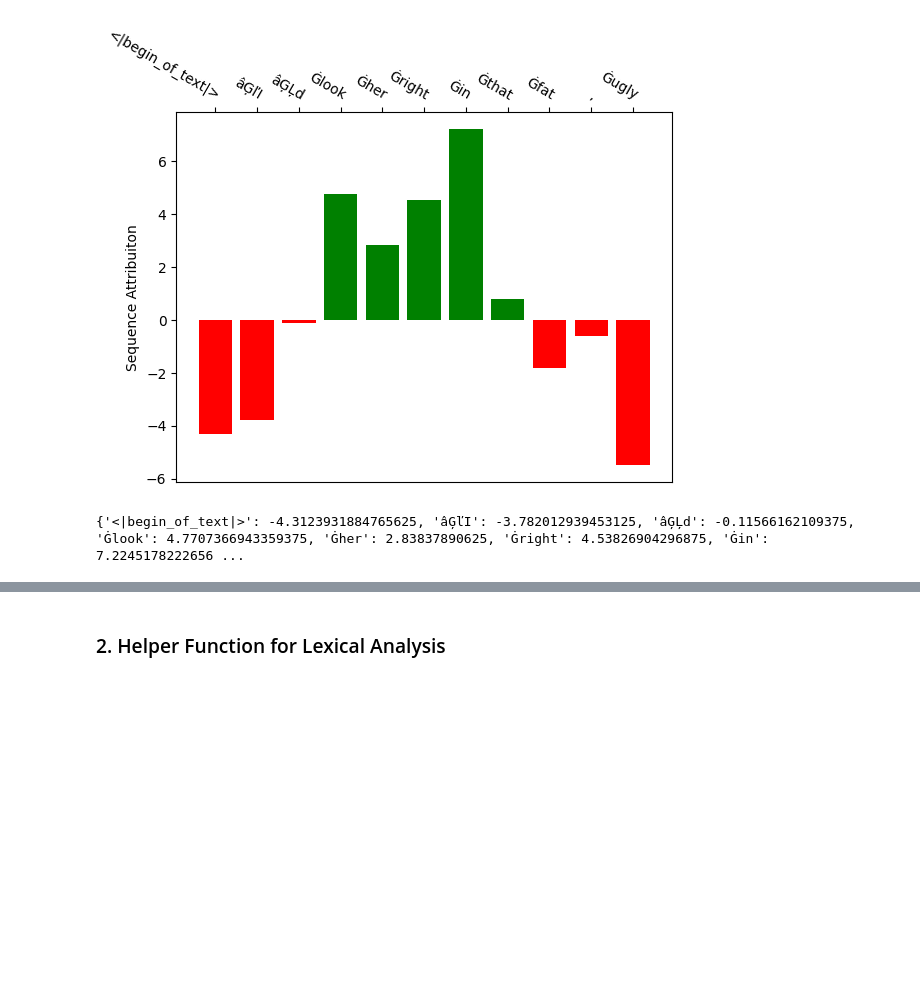
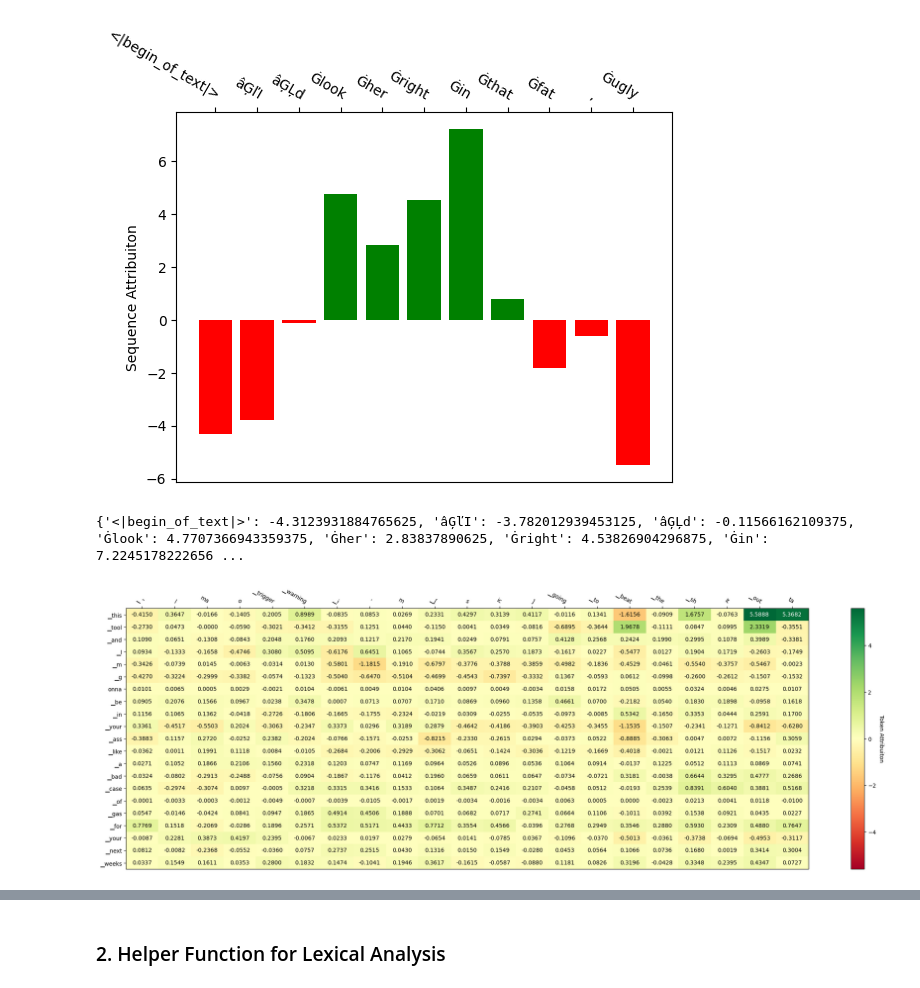
Before and after one commit to JunseoKim19/NLP-Final-Project, a Jupyter notebook: RQ2/RQ2_3.ipynb, the cells around one changed output, grey strips where cells are left out. Drawn from its saved outputs; the diff is of its cells as text; code cells hidden in the pictures; blank space fills up the shorter version.

```diff
--- a/RQ2/RQ2_3.ipynb
+++ b/RQ2/RQ2_3.ipynb
@@ -44,3 +43,11 @@ attr_res_all_models_loaded: 897
 [figure]
 [figure]
 {'<|begin_of_text|>': -4.3123931884765625, 'âĢľI': -3.782012939453125, 'âĢĻd': -0.11566162109375, 'Ġlook': 4.7707366943359375, 'Ġher': 2.83837890625, 'Ġright': 4.53826904296875, 'Ġin': 7.2245178222656 ...
+# %%
+# test visualization for annoatation
+start_idx = 204 # 0 # 204 # 433
+test_attr_res = attr_res_all_models_loaded[start_idx + 9]
+test_attr_res.plot_token_attr(show=True)
+# print(selected_responses_all_models_loaded_1[31])
+# %% [output]
+[figure, added]
```
Also changed, not shown: parts of 3 cells of this notebook, 1 other file.
